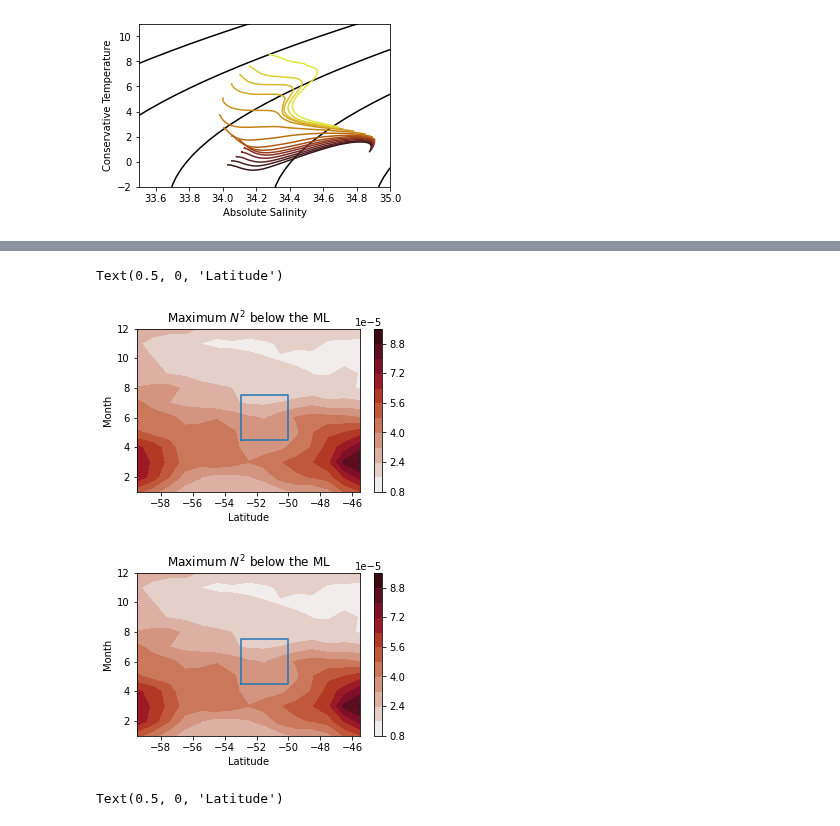
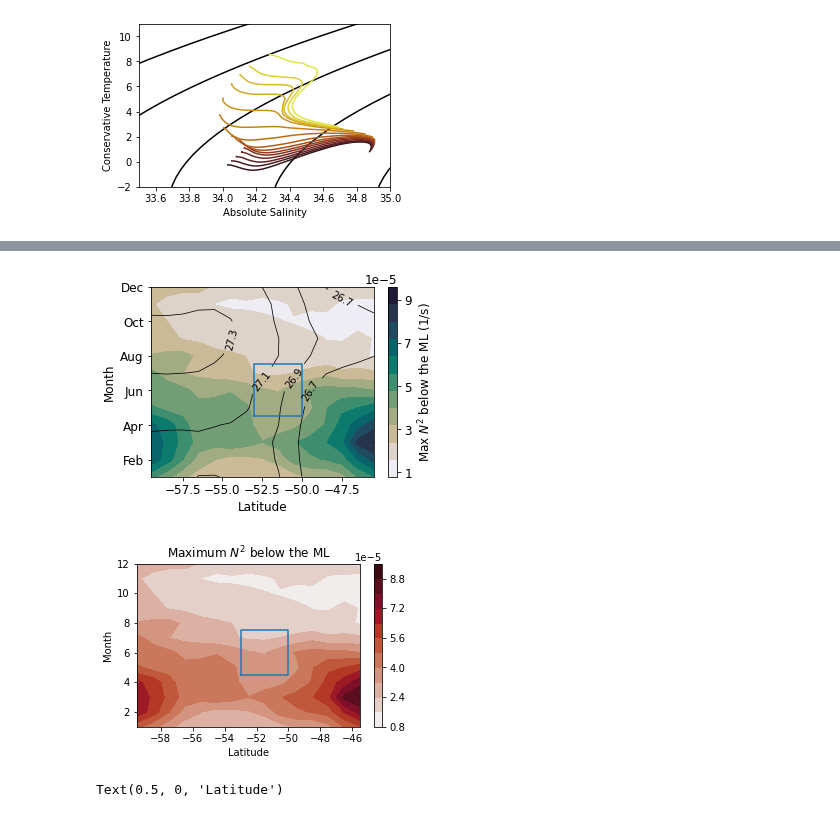
Before and after one commit to dhruvbalwada/sogos, a Jupyter notebook: notebooks/10_4_regional_hydrography.ipynb, the cells around one changed output, grey strips where cells are left out. Drawn from its saved outputs; the diff is of its cells as text; code cells hidden in the pictures.

```diff
--- a/notebooks/10_4_regional_hydrography.ipynb
+++ b/notebooks/10_4_regional_hydrography.ipynb
@@ -144,28 +193,43 @@ for i in range(0,12):
                                           ).mean('PRESSURE')
 
 #N2_mean = xr.DataArray(N2_mean, coords = {N2_clim_monthly)
+# %%
+fig, ax = plt.subplots(figsize=(5,3.5))
+im = N2_clim_monthly.max('PRESSURE').plot.contourf(ax=ax, y='month',levels=13,
+                                              cmap=cmocean.cm.rain,
+                                                  add_colorbar=False)
+cbar = plt.colorbar(im, ticks=np.linspace(1,9, 5)*1e-5)
+cbar.ax.set_ylabel('Max $N^2$ below the ML (1/s)')
+CS = Clim_region.SIGMA0.isel(PRESSURE=0).T.plot.contour(levels=[26.7, 26.9, 27.1, 27.3],
+                                                  linewidths=.75,
+                                                  colors='k')
+class nf(float):
+    def __repr__(self):
+        s = f'{self:.1f}'
+        return f'{self:.0f}' if s[-1] == '0' else s
+CS.levels = [str(nf(val)) for val in CS.levels]
+plt.clabel(CS, CS.levels, inline=True,   fontsize=10)
+
+plt.plot([-53,-53,-50,-50,-53], [4.5,7.5,7.5,4.5,4.5])
+plt.title('')
+ax.set_yticks([2,4,6,8,10,12])
+ax.set_yticklabels(['Feb','Apr','Jun','Aug','Oct','Dec'])
+ax.set_ylabel('Month')
+ax.set_xlabel('Latitude')
+plt.savefig('N2base.pdf')
+# %% [output]
+[figure, added]
 # %%
 plt.figure(figsize=(5,3))
 N2_clim_monthly.max('PRESSURE').plot.contourf(y='month',levels=13,
-                                              cmap=cmocean.cm.amp)
+                                              cmap=cmocean.cm.amp, a)
 plt.plot([-53,-53,-50,-50,-53], [4.5,7.5,7.5,4.5,4.5])
-plt.title('Maximum $N^2$ below the ML')
+plt.title('Maximum $N^2$ below the ML [1/s]')
 plt.ylabel('Month')
 plt.xlabel('Latitude')
+plt.savefig('N2base.pdf')
 # %% [output]
-Text(0.5, 0, 'Latitude')
 [figure]
-# %%
-plt.figure(figsize=(5,3))
-N2_clim_monthly.max('PRESSURE').plot.contourf(y='month',levels=13,
-                                              cmap=cmocean.cm.amp)
-plt.plot([-53,-53,-50,-50,-53], [4.5,7.5,7.5,4.5,4.5])
-plt.title('Maximum $N^2$ below the ML')
-plt.ylabel('Month')
-plt.xlabel('Latitude')
-plt.savefig('N2base.pdf')
-# %% [output]
-[figure, removed]
 # %%
 plt.figure(figsize=(5,3))
 plt.contourf(N2_clim_monthly.LATITUDE,N2_clim_monthly.month,
```
Also changed, not shown: parts of 8 cells of this notebook, 16 other files.
